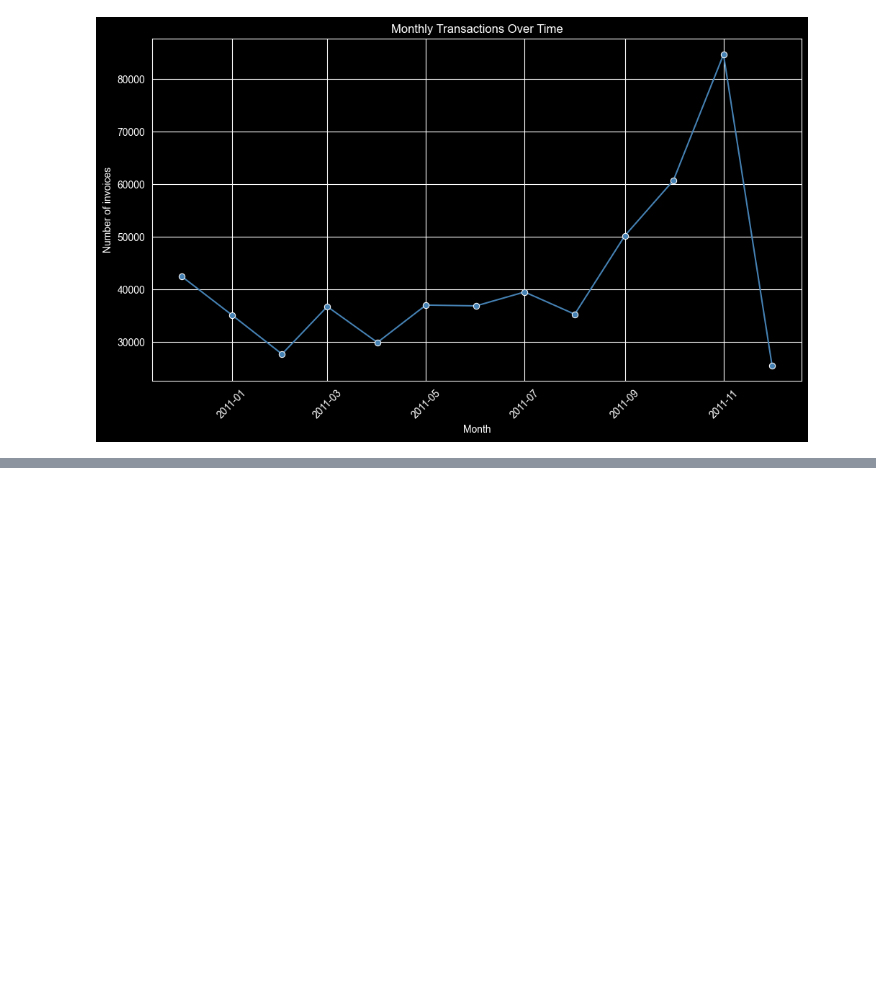
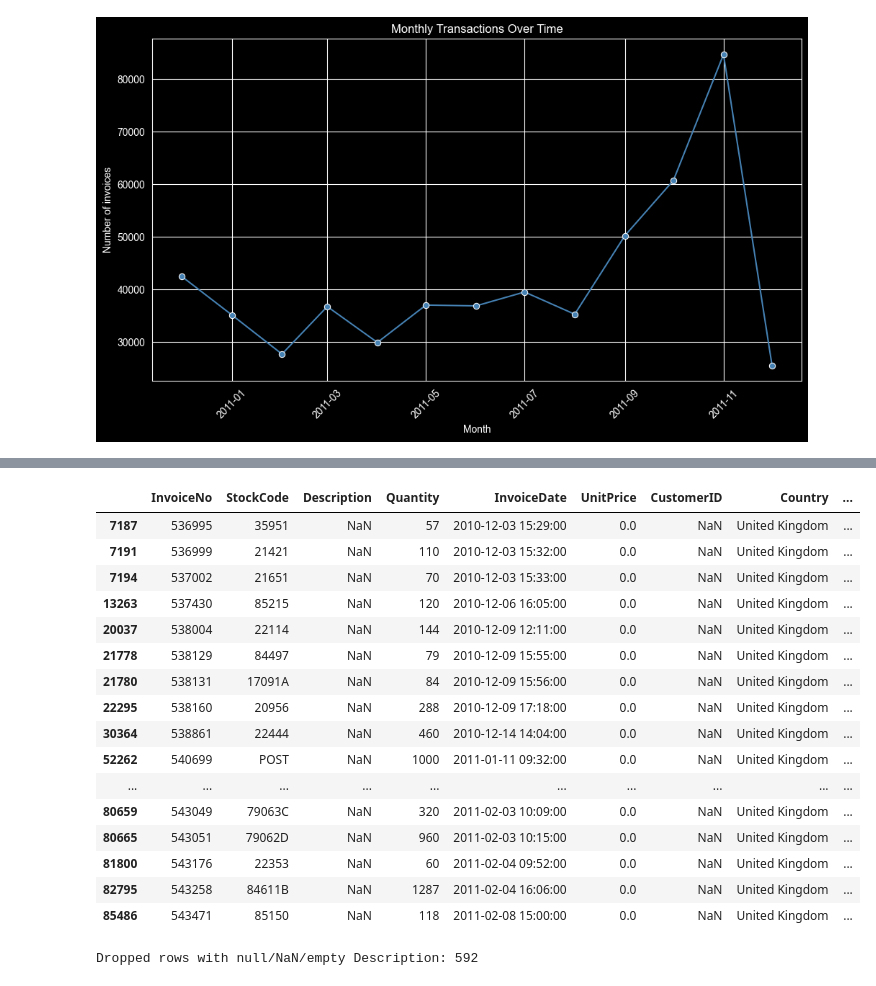
Before and after one commit to yaosaychi/datamining2, a Jupyter notebook: notebookFiles/Data Cleaning and Preprocessing.ipynb, the cells around one changed output, grey strips where cells are left out. Drawn from its saved outputs; the diff is of its cells as text; code cells hidden in the pictures; blank space fills up the shorter version.

```diff
--- a/notebookFiles/Data Cleaning and Preprocessing.ipynb
+++ b/notebookFiles/Data Cleaning and Preprocessing.ipynb
@@ -260,0 +429,34 @@ plt.show()
+# %%
+suspect_null_desc.sort_values('UnitPrice', ascending=False).head(20)
+# %% [output]
+|  | InvoiceNo | StockCode | Description | Quantity | InvoiceDate | UnitPrice | CustomerID | Country | ... |
+| 7187 | 536995 | 35951 | NaN | 57 | 2010-12-03 15:29:00 | 0.0 | NaN | United Kingdom | ... |
+| 7191 | 536999 | 21421 | NaN | 110 | 2010-12-03 15:32:00 | 0.0 | NaN | United Kingdom | ... |
+| 7194 | 537002 | 21651 | NaN | 70 | 2010-12-03 15:33:00 | 0.0 | NaN | United Kingdom | ... |
+| 13263 | 537430 | 85215 | NaN | 120 | 2010-12-06 16:05:00 | 0.0 | NaN | United Kingdom | ... |
+| 20037 | 538004 | 22114 | NaN | 144 | 2010-12-09 12:11:00 | 0.0 | NaN | United Kingdom | ... |
+| 21778 | 538129 | 84497 | NaN | 79 | 2010-12-09 15:55:00 | 0.0 | NaN | United Kingdom | ... |
+| 21780 | 538131 | 17091A | NaN | 84 | 2010-12-09 15:56:00 | 0.0 | NaN | United Kingdom | ... |
+| 22295 | 538160 | 20956 | NaN | 288 | 2010-12-09 17:18:00 | 0.0 | NaN | United Kingdom | ... |
+| 30364 | 538861 | 22444 | NaN | 460 | 2010-12-14 14:04:00 | 0.0 | NaN | United Kingdom | ... |
+| 52262 | 540699 | POST | NaN | 1000 | 2011-01-11 09:32:00 | 0.0 | NaN | United Kingdom | ... |
+| ... | ... | ... | ... | ... | ... | ... | ... | ... | ... |
+| 80659 | 543049 | 79063C | NaN | 320 | 2011-02-03 10:09:00 | 0.0 | NaN | United Kingdom | ... |
+| 80665 | 543051 | 79062D | NaN | 960 | 2011-02-03 10:15:00 | 0.0 | NaN | United Kingdom | ... |
+| 81800 | 543176 | 22353 | NaN | 60 | 2011-02-04 09:52:00 | 0.0 | NaN | United Kingdom | ... |
+| 82795 | 543258 | 84611B | NaN | 1287 | 2011-02-04 16:06:00 | 0.0 | NaN | United Kingdom | ... |
+| 85486 | 543471 | 85150 | NaN | 118 | 2011-02-08 15:00:00 | 0.0 | NaN | United Kingdom | ... |
+# %%
+#with the unit price in mind it will be okay to remove all items without descriptions.
+# count before
+before = df.shape[0]
+
+# drop null, NaN, and empty-string descriptions
+df = df[~(df['Description'].isna() | (df['Description'].str.strip() == ''))]
+
+# count after and how many dropped
+after = df.shape[0]
+dropped = before - after
+print("Dropped rows with null/NaN/empty Description:", dropped)
+# %% [output]
+Dropped rows with null/NaN/empty Description: 592
```
Also changed, not shown: parts of 22 cells of this notebook.
